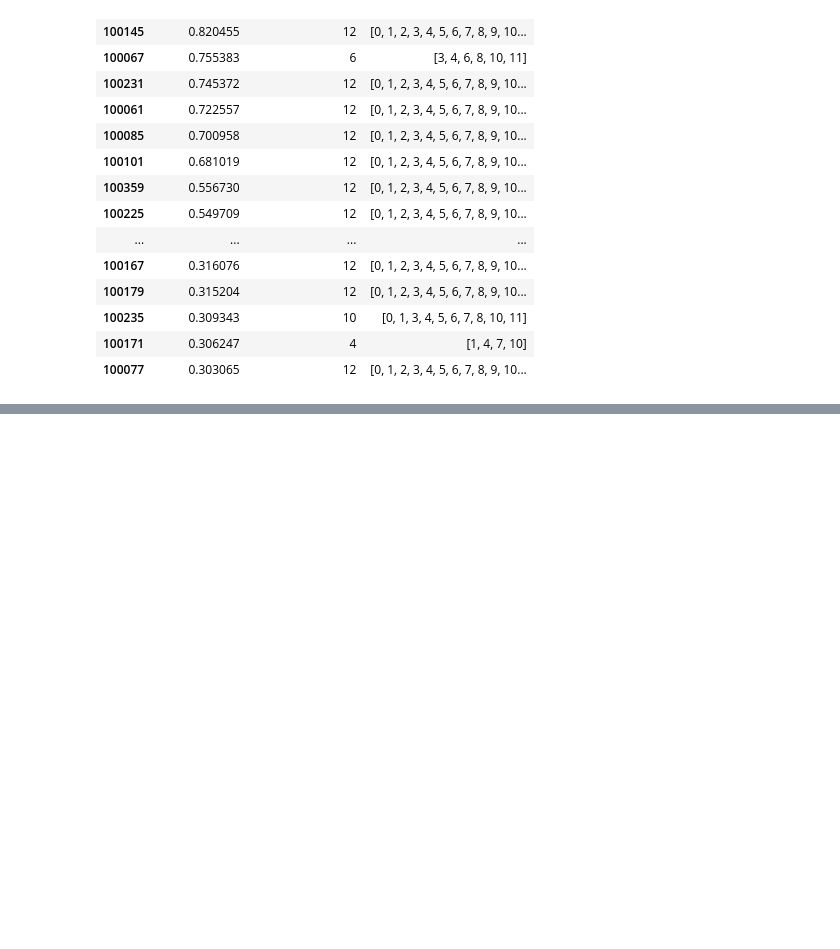
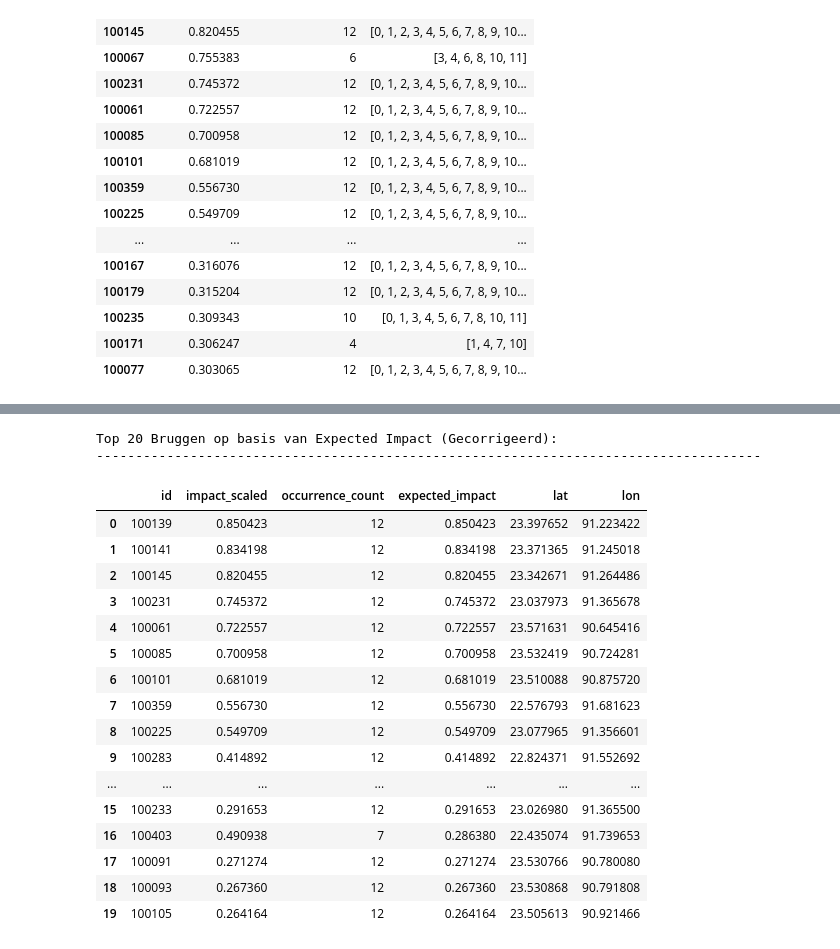
Before and after one commit to nielsvdd42/EPA133A-Advanced-Simulation-Group-1, a Jupyter notebook: EPA133a-G01-A4/notebook/6_Results_Mirte.ipynb, the cells around one changed output, grey strips where cells are left out. Cells and saved outputs as stored; diff of their text form; code cells hidden in the pictures; blank space fills up the shorter version.

```diff
--- a/EPA133a-G01-A4/notebook/6_Results_Mirte.ipynb
+++ b/EPA133a-G01-A4/notebook/6_Results_Mirte.ipynb
@@ -217,0 +193,33 @@ plt.show()
+# %%
+totaal_scenarios = 12
+avg_impact_per_bridge['expected_impact'] = (
+    avg_impact_per_bridge['impact_scaled'] * (avg_impact_per_bridge['occurrence_count'] / totaal_scenarios)
+)
+
+top_20_expected = avg_impact_per_bridge.sort_values(by='expected_impact', ascending=False).head(20).copy()
+
+
+print("Top 20 Bruggen op basis van Expected Impact (Gecorrigeerd):")
+print("-" * 85)
+display_cols = ['impact_scaled', 'occurrence_count', 'expected_impact', 'lat', 'lon']
+top_20_expected[display_cols].reset_index()
+# %% [output]
+Top 20 Bruggen op basis van Expected Impact (Gecorrigeerd):
+-------------------------------------------------------------------------------------
+|  | id | impact_scaled | occurrence_count | expected_impact | lat | lon |
+| 0 | 100139 | 0.850423 | 12 | 0.850423 | 23.397652 | 91.223422 |
+| 1 | 100141 | 0.834198 | 12 | 0.834198 | 23.371365 | 91.245018 |
+| 2 | 100145 | 0.820455 | 12 | 0.820455 | 23.342671 | 91.264486 |
+| 3 | 100231 | 0.745372 | 12 | 0.745372 | 23.037973 | 91.365678 |
+| 4 | 100061 | 0.722557 | 12 | 0.722557 | 23.571631 | 90.645416 |
+| 5 | 100085 | 0.700958 | 12 | 0.700958 | 23.532419 | 90.724281 |
+| 6 | 100101 | 0.681019 | 12 | 0.681019 | 23.510088 | 90.875720 |
+| 7 | 100359 | 0.556730 | 12 | 0.556730 | 22.576793 | 91.681623 |
+| 8 | 100225 | 0.549709 | 12 | 0.549709 | 23.077965 | 91.356601 |
+| 9 | 100283 | 0.414892 | 12 | 0.414892 | 22.824371 | 91.552692 |
+| ... | ... | ... | ... | ... | ... | ... |
+| 15 | 100233 | 0.291653 | 12 | 0.291653 | 23.026980 | 91.365500 |
+| 16 | 100403 | 0.490938 | 7 | 0.286380 | 22.435074 | 91.739653 |
+| 17 | 100091 | 0.271274 | 12 | 0.271274 | 23.530766 | 90.780080 |
+| 18 | 100093 | 0.267360 | 12 | 0.267360 | 23.530868 | 90.791808 |
+| 19 | 100105 | 0.264164 | 12 | 0.264164 | 23.505613 | 90.921466 |
```
Also changed, not shown: parts of 4 cells of this notebook.
